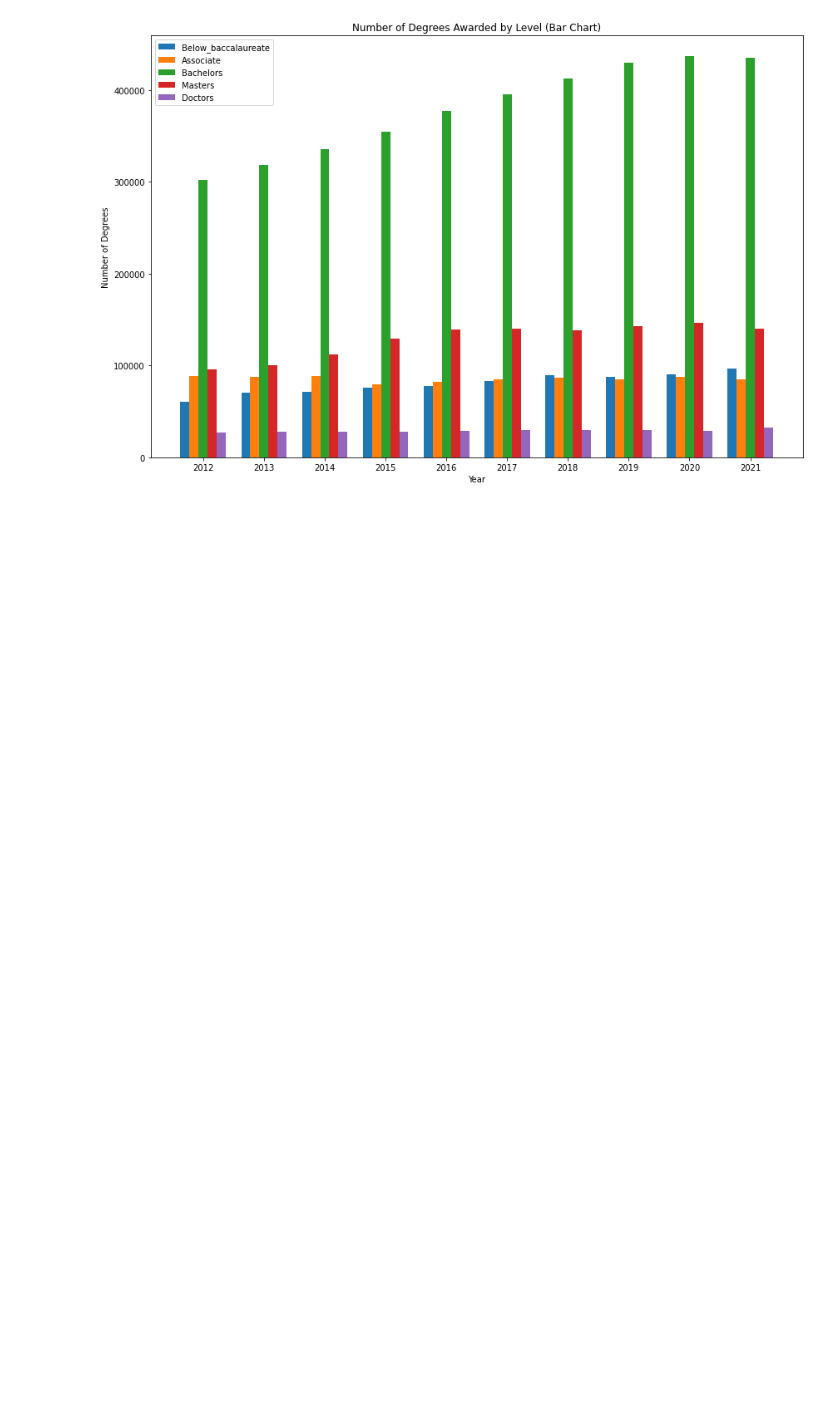
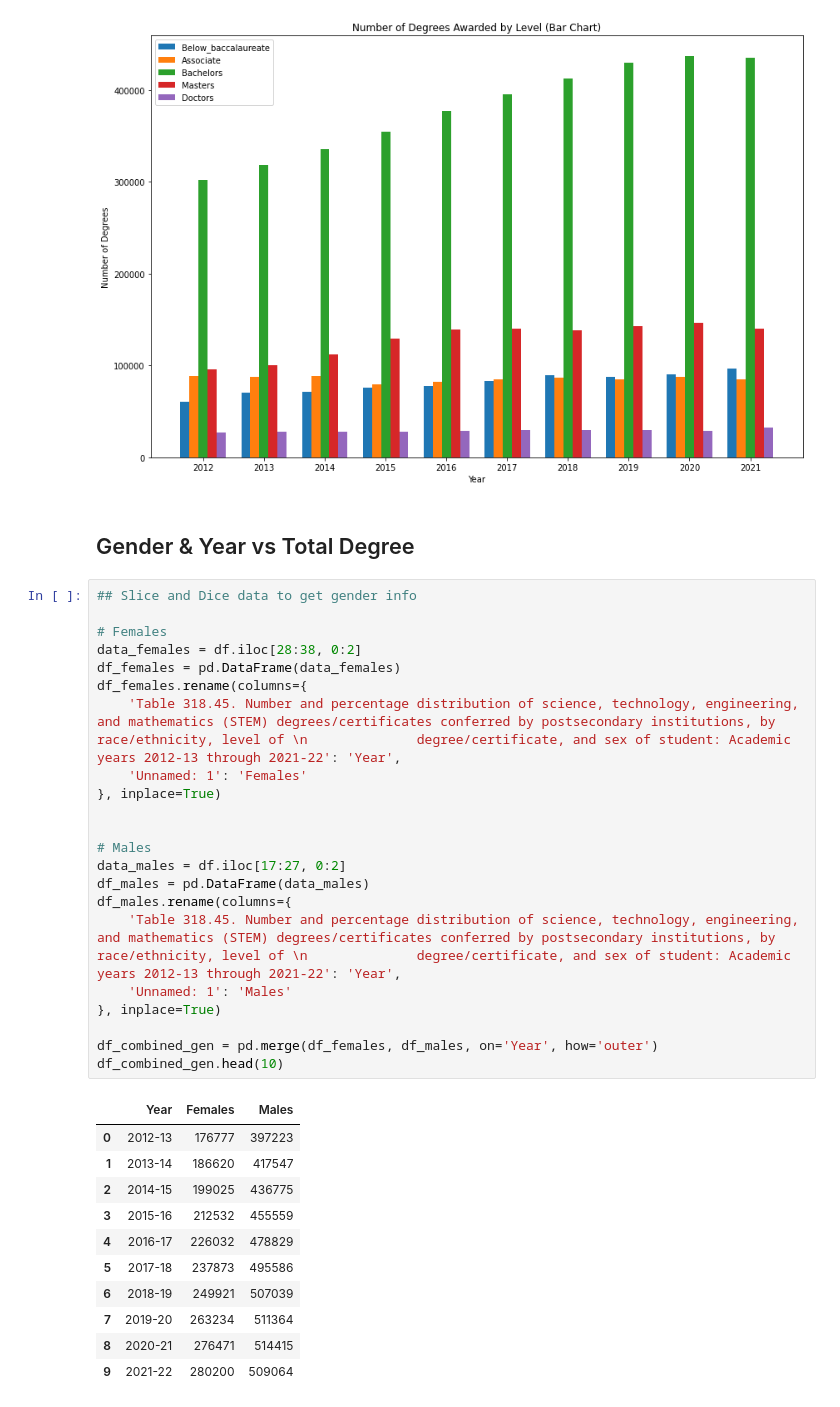
Before and after one commit to anekemuna/stem-education-analysis, a Jupyter notebook: CSE578_Portfolio_Project.ipynb, the cells around one changed output. Cells and saved outputs as stored; diff of their text form; blank space fills up the shorter version.

```diff
--- a/CSE578_Portfolio_Project.ipynb
+++ b/CSE578_Portfolio_Project.ipynb
@@ -230,3 +230,39 @@ plt.tight_layout()
 plt.show()
 # %% [output]
 [figure]
+# %% [markdown]
+## Gender & Year vs Total Degree
+# %%
+## Slice and Dice data to get gender info
+
+# Females
+data_females = df.iloc[28:38, 0:2]
+df_females = pd.DataFrame(data_females)
+df_females.rename(columns={
+    'Table 318.45. Number and percentage distribution of science, technology, engineering, and mathematics (STEM) degrees/certificates conferred by postsecondary institutions, by race/ethnicity, level of \n              degree/certificate, and sex of student: Academic years 2012-13 through 2021-22': 'Year',
+    'Unnamed: 1': 'Females'
+}, inplace=True)
+
+
+# Males
+data_males = df.iloc[17:27, 0:2]
+df_males = pd.DataFrame(data_males)
+df_males.rename(columns={
+    'Table 318.45. Number and percentage distribution of science, technology, engineering, and mathematics (STEM) degrees/certificates conferred by postsecondary institutions, by race/ethnicity, level of \n              degree/certificate, and sex of student: Academic years 2012-13 through 2021-22': 'Year',
+    'Unnamed: 1': 'Males'
+}, inplace=True)
+
+df_combined_gen = pd.merge(df_females, df_males, on='Year', how='outer')
+df_combined_gen.head(10)
+# %% [output]
+|  | Year | Females | Males |
+| 0 | 2012-13 | 176777 | 397223 |
+| 1 | 2013-14 | 186620 | 417547 |
+| 2 | 2014-15 | 199025 | 436775 |
+| 3 | 2015-16 | 212532 | 455559 |
+| 4 | 2016-17 | 226032 | 478829 |
+| 5 | 2017-18 | 237873 | 495586 |
+| 6 | 2018-19 | 249921 | 507039 |
+| 7 | 2019-20 | 263234 | 511364 |
+| 8 | 2020-21 | 276471 | 514415 |
+| 9 | 2021-22 | 280200 | 509064 |
```
Also changed, not shown: parts of 1 cell of this notebook, 1 other file.
